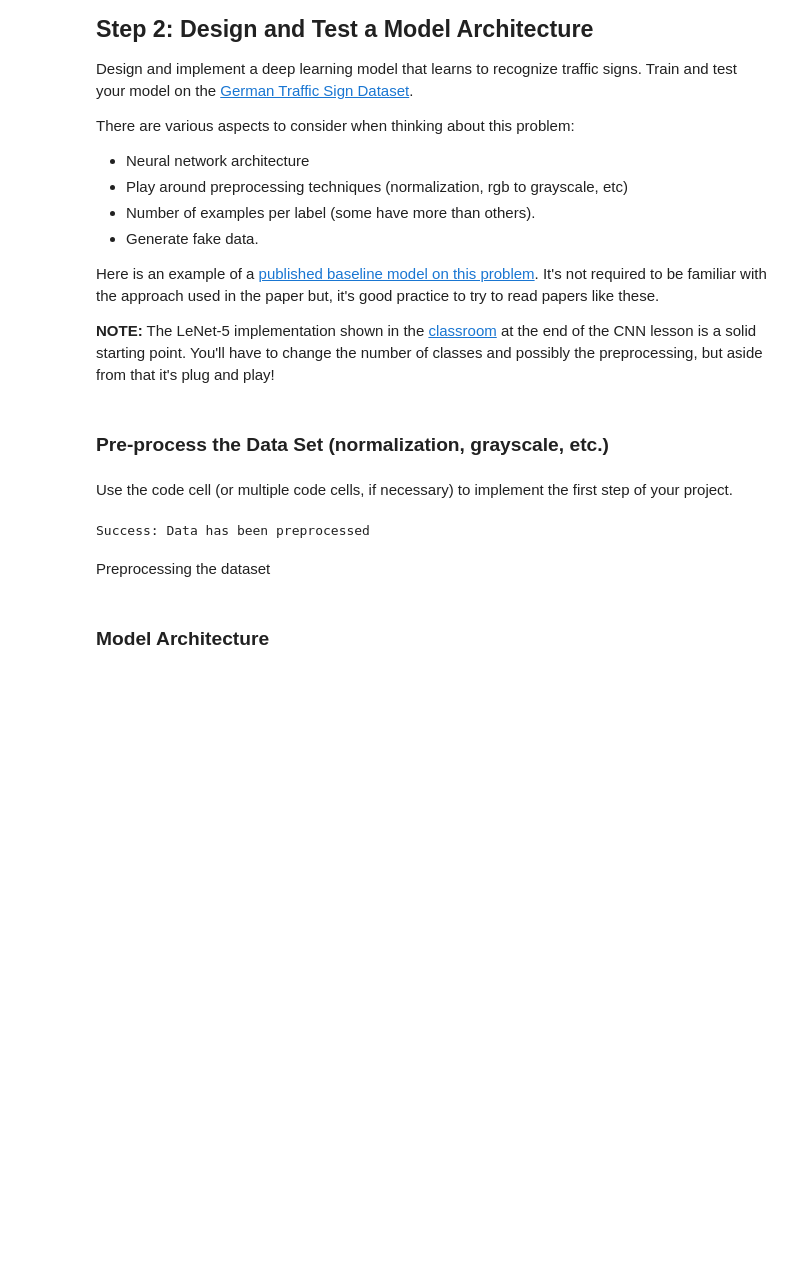
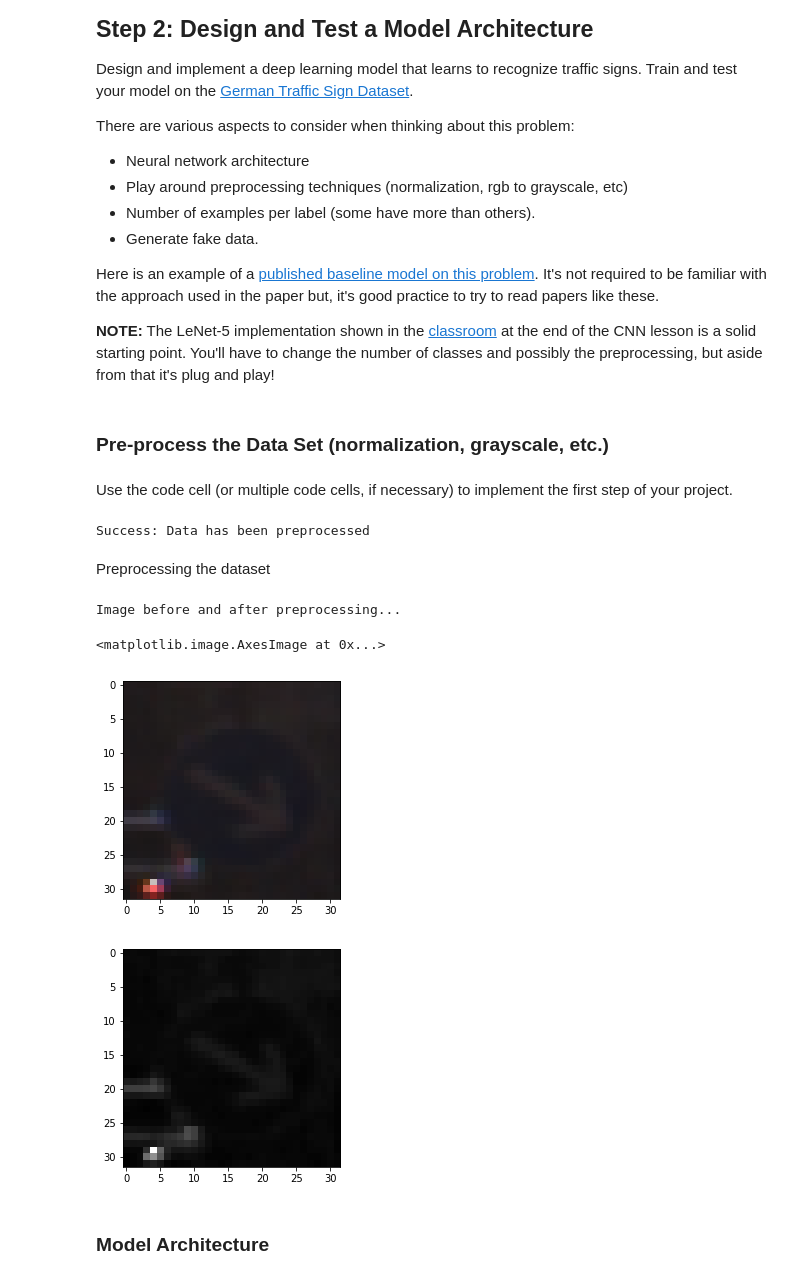
Before and after one commit to chen1720/CarND-Project2, a Jupyter notebook: Traffic_Sign_Classifier.ipynb, the cells around one changed output. Saved outputs shown, nothing was run; the diff lists cells and outputs as text; code cells hidden in the pictures; blank space fills up the shorter version.

```diff
--- a/Traffic_Sign_Classifier.ipynb
+++ b/Traffic_Sign_Classifier.ipynb
@@ -172,21 +135,0 @@ plt.imshow(image)
-# %%
-values, counts = np.unique(y_train, return_counts=True)
-max_counts = counts.max()
-
-for class_ in values:
-    print('working on class #', class_, '...')
-    num_img_needed = max_counts-counts[class_]
-
-    first_example_index = next(index for index, val in enumerate(y_train) if val==class_)
-    first_example = X_train[first_example_index]
-
-    class_ = class_.reshape([1])
-
-    for num in range(0,num_img_needed):
-        transformed_example = transform_image(first_example,20,10,5)
-        transformed_example = transformed_example.reshape([1, 32, 32, 3])
-        X_train = np.concatenate([X_train, transformed_example])
-        y_train = np.concatenate([y_train, class_])
-
-
-plot_examples_per_class(y_train)
@@ -232,10 +135,0 @@ print('Data cached in pickle file.')
-# %%
-# Reload the data
-pickle_file = 'transformed_data.pickle'
-with open(pickle_file, 'rb') as f:
-    pickle_data = pickle.load(f)
-    X_train = pickle_data['X_train']
-    y_train = pickle_data['y_train']
-    del pickle_data  # Free up memory
-
-print('Data and modules loaded.')
@@ -297,10 +285,19 @@ print("Success: Data has been preprocessed")
 Success: Data has been preprocessed
 # %% [markdown]
 Preprocessing the dataset
-# %%
-from sklearn.utils import shuffle
-from sklearn.model_selection import train_test_split
-X_train, y_train = shuffle(X_train, y_train)
+# %%
+print("Image before and after preprocessing...")
+plt.imshow(image, cmap = 'gray')
+
+image_processed = X_train[index]
+image_processed = image_processed.squeeze()
+plt.figure(2)
+plt.imshow(image_processed, cmap = 'gray')
+# %% [output]
+Image before and after preprocessing...
+<matplotlib.image.AxesImage at 0x...>
+[figure, added]
+[figure, added]
 # %% [markdown]
 ### Model Architecture
 # %%
```
Also changed, not shown: parts of 22 cells of this notebook, 3 other files.
